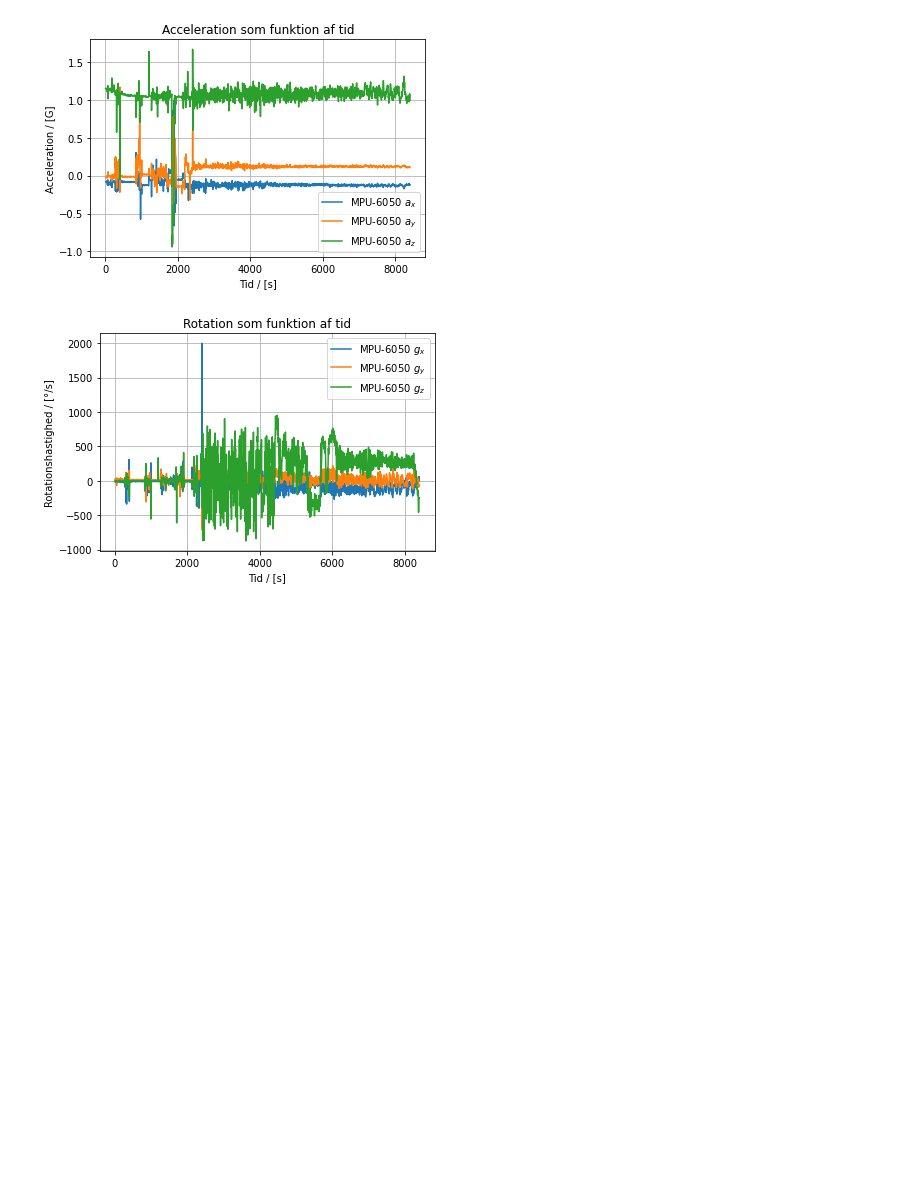
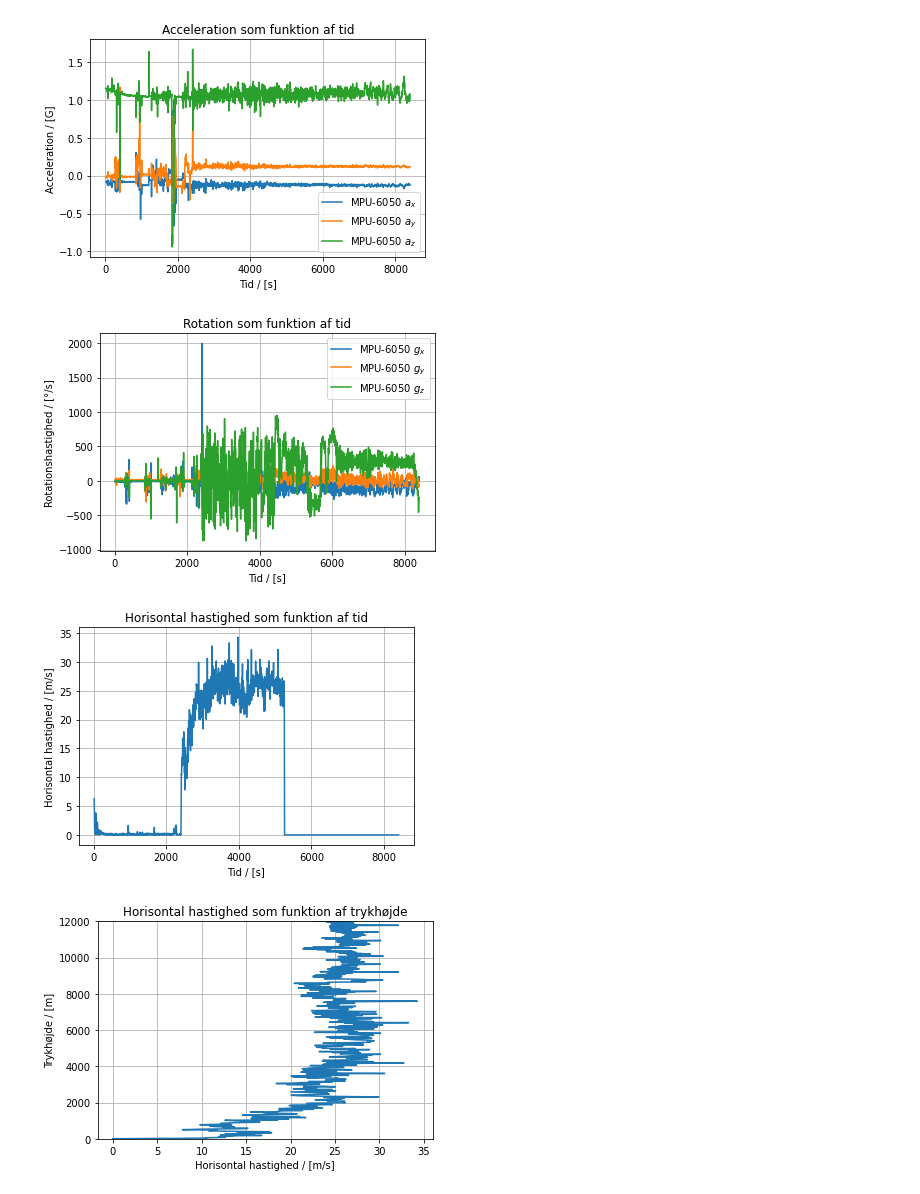
Before and after one commit to OZ1SEJ/balloon2022-data, a Jupyter notebook: ballon2022.ipynb, the cells around one changed output. Cells and saved outputs as stored; diff of their text form; code cells hidden in the pictures; blank space fills up the shorter version.

Commit message:
Opdateret version
-med horisontal og vertikal hastighed

```diff
--- a/ballon2022.ipynb
+++ b/ballon2022.ipynb
@@ -1,9 +1,25 @@
 # %%
+#!/usr/bin/env python3
 import pandas as pd
 import matplotlib.pyplot as plt
+import numpy,sys
 
 df = pd.read_csv("ballon2022data.csv")
 df.head()
+
+df["latdiff"] = df.lat.diff()
+df["londiff"] = df.lon.diff()
+
+df.latdiff = df.latdiff * 111111.11111
+df.londiff = df.londiff * 111111.11111 * numpy.cos(df.lat)
+
+df["horiz_diff"] = ( df.latdiff**2 + df.londiff**2 ) ** 0.5
+
+df["timediff"] = df.millis.diff()
+df["altdiff"]  = df.presalt.diff()
+
+df["horiz_vel"] = df.horiz_diff / df.timediff * 1000
+df["verti_vel"] = df.altdiff    / df.timediff * 1000
 
 plt.plot(df.millis/1000,df.pres)
 plt.grid()
@@ -33,30 +49,61 @@ plt.title("Regulatorspænding som funktion af tid")
 plt.xlabel("Tid / [s]")
 plt.ylabel("Regulatorspænding / [V]")
 plt.show()
 
 plt.plot(df.millis/1000,df.ax/32768*2.0,label="MPU-6050 $a_x$")
 plt.plot(df.millis/1000,df.ay/32768*2.0,label="MPU-6050 $a_y$")
 plt.plot(df.millis/1000,df.az/32768*2.0,label="MPU-6050 $a_z$")
 plt.grid()
 plt.legend()
 plt.title("Acceleration som funktion af tid")
 plt.xlabel("Tid / [s]")
 plt.ylabel("Acceleration / [G]")
 plt.show()
 
 plt.plot(df.millis/1000,df.gx/32768*2000.0,label="MPU-6050 $g_x$")
 plt.plot(df.millis/1000,df.gy/32768*2000.0,label="MPU-6050 $g_y$")
 plt.plot(df.millis/1000,df.gz/32768*2000.0,label="MPU-6050 $g_z$")
 plt.grid()
 plt.legend()
 plt.title("Rotation som funktion af tid")
 plt.xlabel("Tid / [s]")
 plt.ylabel("Rotationshastighed / [°/s]")
 plt.show()
+
+plt.plot(df.millis/1000,df.horiz_vel)
+plt.grid()
+plt.title("Horisontal hastighed som funktion af tid")
+plt.xlabel("Tid / [s]")
+plt.ylabel("Horisontal hastighed / [m/s]")
+plt.show()
+
+plt.plot(df.horiz_vel,df.presalt)
+plt.grid()
+plt.title("Horisontal hastighed som funktion af trykhøjde")
+plt.xlabel("Horisontal hastighed / [m/s]")
+plt.ylabel("Trykhøjde / [m]")
+plt.ylim([0,12000])
+plt.show()
+
+plt.plot(df.millis/1000,df.verti_vel)
+plt.grid()
+plt.title("Vertikal hastighed som funktion af tid")
+plt.xlabel("Tid / [s]")
+plt.ylabel("Vertikal hastighed / [m/s]")
+plt.show()
+
+plt.plot(df.verti_vel,df.presalt)
+plt.grid()
+plt.title("Vertikal hastighed som funktion af trykhøjde")
+plt.xlabel("Vertikal hastighed / [m/s]")
+plt.ylabel("Trykhøjde / [m]")
+plt.show()
 # %% [output]
 [figure]
 [figure]
 [figure]
 [figure]
 [figure]
 [figure]
+[figure, added]
+[figure, added]
```
Also changed, not shown: parts of 1 cell of this notebook.
